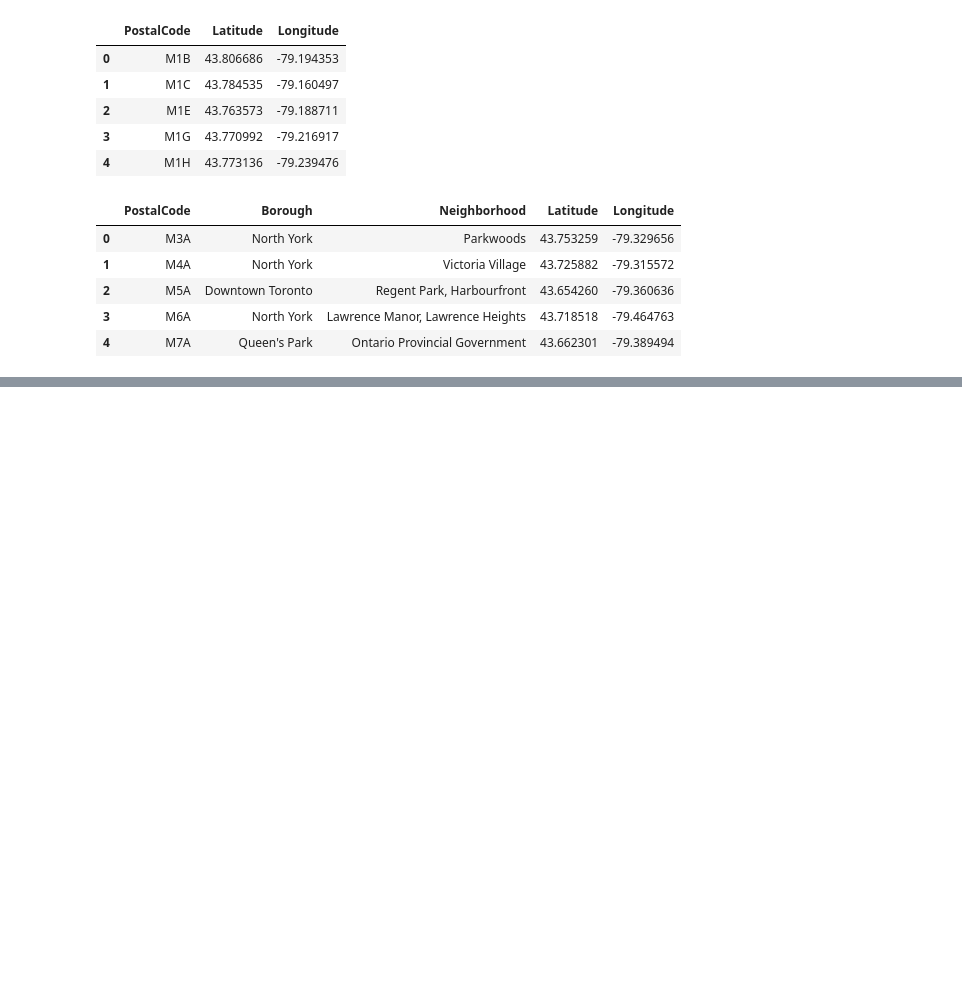
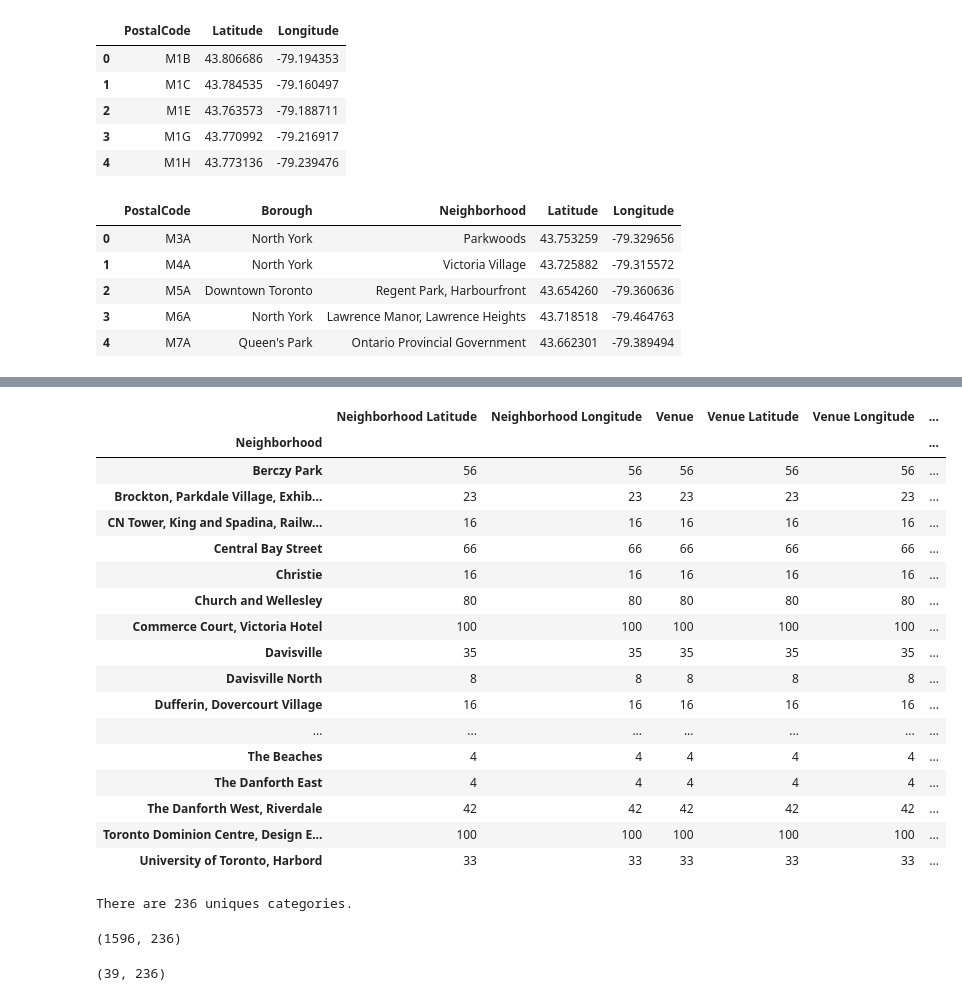
Before and after one commit to DappaJay/Coursera_Capstone, a Jupyter notebook: Applied Data Science Capstone Project Notebook.ipynb, the cells around one changed output, grey strips where cells are left out. Cells and saved outputs as stored; diff of their text form; code cells hidden in the pictures; blank space fills up the shorter version.

```diff
--- a/Applied Data Science Capstone Project Notebook.ipynb
+++ b/Applied Data Science Capstone Project Notebook.ipynb
@@ -94,0 +147,4 @@ Toronto_df.head()
+# %%
+# Focus in on those Boroughs that contain Toronto only
+Toronto_data = Toronto_df[Toronto_df['Borough'].str.contains('Toronto')].reset_index(drop=True)
+Toronto_data.head()
@@ -94,0 +158,19 @@ Toronto_df.head()
+# %%
+# Create map of just the Boroughs containing Toronto
+map_toronto2 = folium.Map(location=[43.653908, -79.384293], zoom_start=10)
+
+# add markers to map
+for lat, lng, borough, neighborhood in zip(Toronto_data['Latitude'], Toronto_data['Longitude'], Toronto_data['Borough'], Toronto_data['Neighborhood']):
+    label = '{}, {}'.format(neighborhood, borough)
+    label = folium.Popup(label, parse_html=True)
+    folium.CircleMarker(
+        [lat, lng],
+        radius=5,
+        popup=label,
+        color='blue',
+        fill=True,
+        fill_color='#3186cc',
+        fill_opacity=0.7,
+        parse_html=False).add_to(map_toronto2)
+
+map_toronto2
@@ -94,0 +223,7 @@ Toronto_df.head()
+# %%
+# Run the above function on each Toronto Neighborhood and create a new dataframe Toronto_venues
+
+Toronto_venues = getNearbyVenues(names=Toronto_data['Neighborhood'],
+                                   latitudes=Toronto_data['Latitude'],
+                                   longitudes=Toronto_data['Longitude']
+                                  )
@@ -94,0 +248,50 @@ Toronto_df.head()
+# %%
+# How many venues are returned for each Neighborhood
+Toronto_venues.groupby('Neighborhood').count()
+# %% [output]
+|  | Neighborhood Latitude | Neighborhood Longitude | Venue | Venue Latitude | Venue Longitude | ... |
+| Neighborhood |  |  |  |  |  | ... |
+| Berczy Park | 56 | 56 | 56 | 56 | 56 | ... |
+| Brockton, Parkdale Village, Exhib... | 23 | 23 | 23 | 23 | 23 | ... |
+| CN Tower, King and Spadina, Railw... | 16 | 16 | 16 | 16 | 16 | ... |
+| Central Bay Street | 66 | 66 | 66 | 66 | 66 | ... |
+| Christie | 16 | 16 | 16 | 16 | 16 | ... |
+| Church and Wellesley | 80 | 80 | 80 | 80 | 80 | ... |
+| Commerce Court, Victoria Hotel | 100 | 100 | 100 | 100 | 100 | ... |
+| Davisville | 35 | 35 | 35 | 35 | 35 | ... |
+| Davisville North | 8 | 8 | 8 | 8 | 8 | ... |
+| Dufferin, Dovercourt Village | 16 | 16 | 16 | 16 | 16 | ... |
+| ... | ... | ... | ... | ... | ... | ... |
+| The Beaches | 4 | 4 | 4 | 4 | 4 | ... |
+| The Danforth East | 4 | 4 | 4 | 4 | 4 | ... |
+| The Danforth West, Riverdale | 42 | 42 | 42 | 42 | 42 | ... |
+| Toronto Dominion Centre, Design E... | 100 | 100 | 100 | 100 | 100 | ... |
+| University of Toronto, Harbord | 33 | 33 | 33 | 33 | 33 | ... |
+# %%
+# How many unique categories of venues are there
+print('There are {} uniques categories.'.format(len(Toronto_venues['Venue Category'].unique())))
+# %% [output]
+There are 236 uniques categories.
+# %%
+# Analyze each Toronto Neighborhood
+
+# one hot encoding
+Toronto_onehot = pd.get_dummies(Toronto_venues[['Venue Category']], prefix="", prefix_sep="")
+
+# add neighborhood column back to dataframe
+Toronto_onehot['Neighborhood'] = Toronto_venues['Neighborhood']
+
+# move neighborhood column to the first column
+fixed_columns = [Toronto_onehot.columns[-1]] + list(Toronto_onehot.columns[:-1])
+Toronto_onehot = Toronto_onehot[fixed_columns]
+
+Toronto_onehot.shape
+# %% [output]
+(1596, 236)
+# %%
+# Group the rows by Neighborhood and take the mean of the frequency of occurrence of each category
+
+Toronto_grouped = Toronto_onehot.groupby('Neighborhood').mean().reset_index()
+Toronto_grouped.shape
+# %% [output]
+(39, 236)
```
Also changed, not shown: parts of 19 cells of this notebook.
